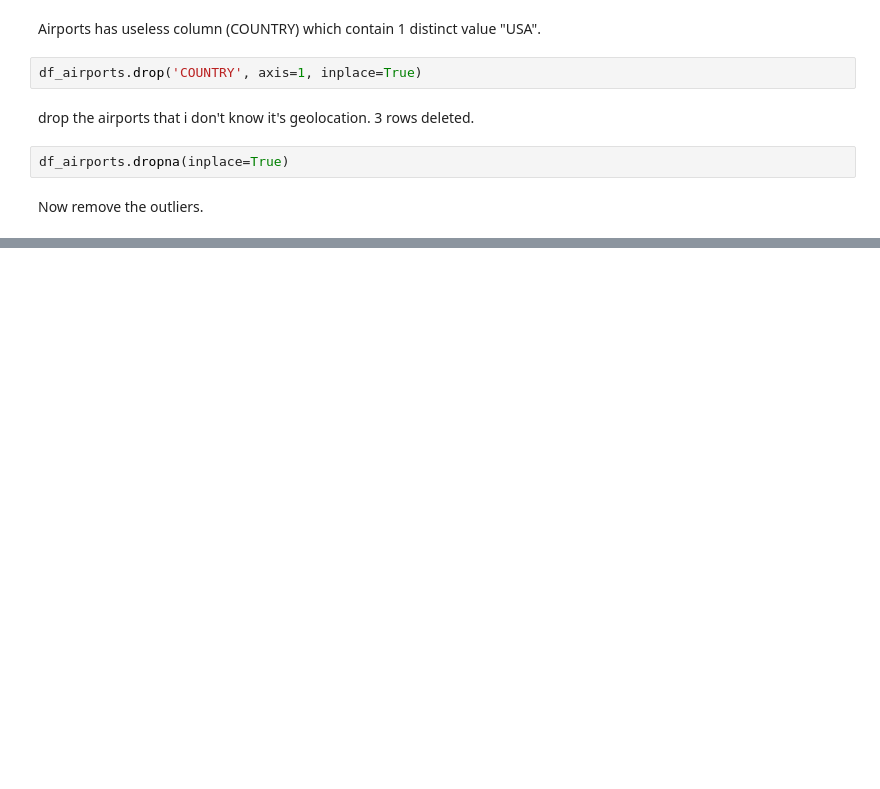
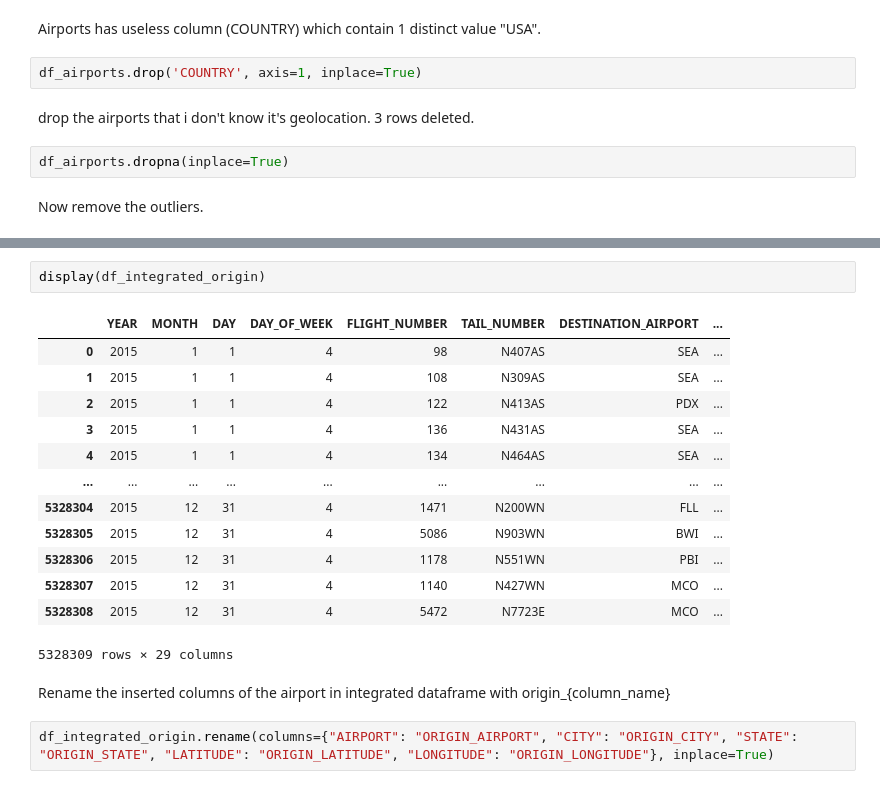
Before and after one commit to ssary/USA-Flight-delays, a Jupyter notebook: P2.ipynb, the cells around one changed output, grey strips where cells are left out. Drawn from its saved outputs; the diff is of its cells as text; blank space fills up the shorter version.

```diff
--- a/P2.ipynb
+++ b/P2.ipynb
@@ -194,0 +247,20 @@ Now remove the outliers.
+# %%
+display(df_integrated_origin)
+# %% [output]
+|  | YEAR | MONTH | DAY | DAY_OF_WEEK | FLIGHT_NUMBER | TAIL_NUMBER | DESTINATION_AIRPORT | ... |
+| 0 | 2015 | 1 | 1 | 4 | 98 | N407AS | SEA | ... |
+| 1 | 2015 | 1 | 1 | 4 | 108 | N309AS | SEA | ... |
+| 2 | 2015 | 1 | 1 | 4 | 122 | N413AS | PDX | ... |
+| 3 | 2015 | 1 | 1 | 4 | 136 | N431AS | SEA | ... |
+| 4 | 2015 | 1 | 1 | 4 | 134 | N464AS | SEA | ... |
+| ... | ... | ... | ... | ... | ... | ... | ... | ... |
+| 5328304 | 2015 | 12 | 31 | 4 | 1471 | N200WN | FLL | ... |
+| 5328305 | 2015 | 12 | 31 | 4 | 5086 | N903WN | BWI | ... |
+| 5328306 | 2015 | 12 | 31 | 4 | 1178 | N551WN | PBI | ... |
+| 5328307 | 2015 | 12 | 31 | 4 | 1140 | N427WN | MCO | ... |
+| 5328308 | 2015 | 12 | 31 | 4 | 5472 | N7723E | MCO | ... |
+5328309 rows × 29 columns
+# %% [markdown]
+Rename the inserted columns of the airport in integrated dataframe with origin_{column_name}
+# %%
+df_integrated_origin.rename(columns={"AIRPORT": "ORIGIN_AIRPORT", "CITY": "ORIGIN_CITY", "STATE": "ORIGIN_STATE", "LATITUDE": "ORIGIN_LATITUDE", "LONGITUDE": "ORIGIN_LONGITUDE"}, inplace=True)
```
Also changed, not shown: parts of 14 cells of this notebook.
